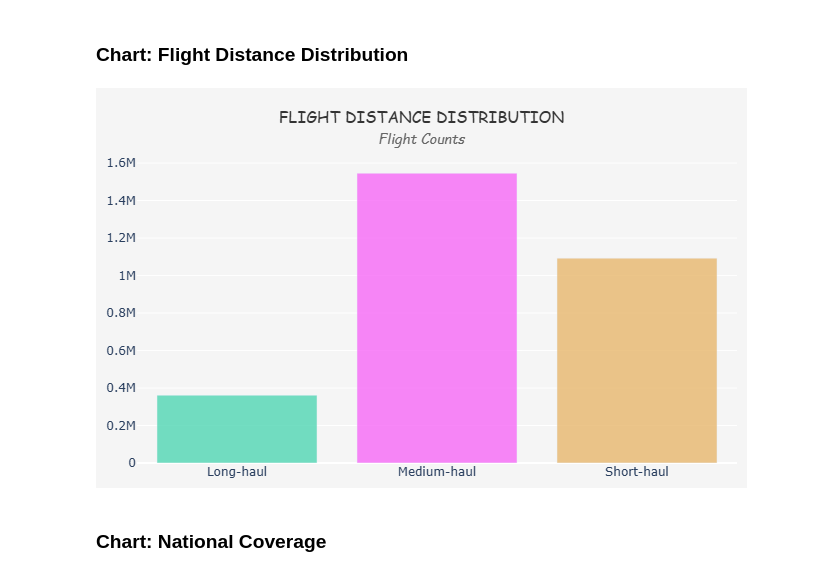
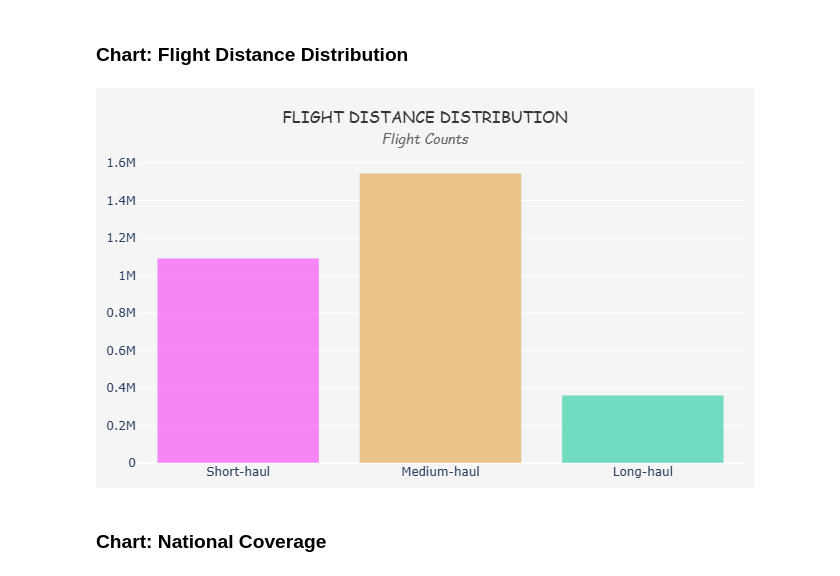
Before and after one commit to nguyenminhthuy/flights-analytics, a Jupyter notebook: py/notebooks/flights-eda.ipynb, the cells around one changed output. Cells and saved outputs as stored; diff of their text form; code cells hidden in the pictures.

```diff
--- a/py/notebooks/flights-eda.ipynb
+++ b/py/notebooks/flights-eda.ipynb
@@ -417,34 +429,44 @@ fig_3.show()
 # %%
 df_distance_departures = (
     df_flights
     .group_by("DISTANCE_CAT")
     .agg(pl.len().alias("n_flights")).sort("DISTANCE_CAT")
 )
 
+distance_colors = {
+    "Short-haul": "#f76af7",
+    "Medium-haul": "#e8b76d",
+    "Long-haul": "#51d6b3"
+}
+
 fig_4 = px.bar(df_distance_departures,
             x='DISTANCE_CAT', y='n_flights',
-            color='DISTANCE_CAT', color_discrete_map = year_colors,
-            height=400,
-            color_discrete_sequence = ["#f76af7", "#e8b76d", "#51d6b3"])
+            color='DISTANCE_CAT', color_discrete_map = distance_colors,
+            height=400)
+
 fig_4.update_layout(showlegend = False,
                   xaxis_title = None, yaxis_title = None,
                   title=dict(
                     text=(
                         "FLIGHT DISTANCE DISTRIBUTION"
                         "<br><span style='font-size:14px;color:#666;font-style:italic'>Flight Counts</span>"
                     ),
                     x=0.5,
                     xanchor="center"
                   ),
                   margin = dict(l=10, r=10, t=70, b=10),
                   paper_bgcolor="#f5f5f5",   # nền toàn figure (kể cả title)
                   plot_bgcolor="#f5f5f5",    # nền vùng bar chart
                   title_font=dict(size=16, color="#333", family="Comic Sans MS")
 )
 fig_4.update_traces(opacity = 0.8)
+fig_4.update_xaxes(
+    categoryorder="array",
+    categoryarray=["Short-haul", "Medium-haul", "Long-haul"]
+)
 fig_4.show()
 # %% [output]
-[figure, old version]
+[figure, new version]
 # %% [markdown]
 ### Chart: National Coverage
 # %%
```
Also changed, not shown: parts of 47 cells of this notebook, 5 other files.
